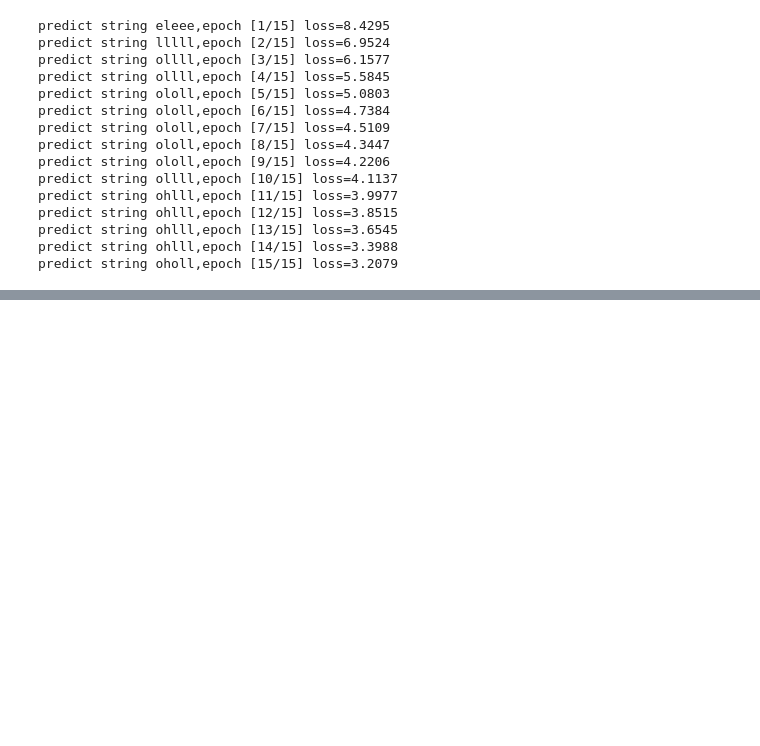
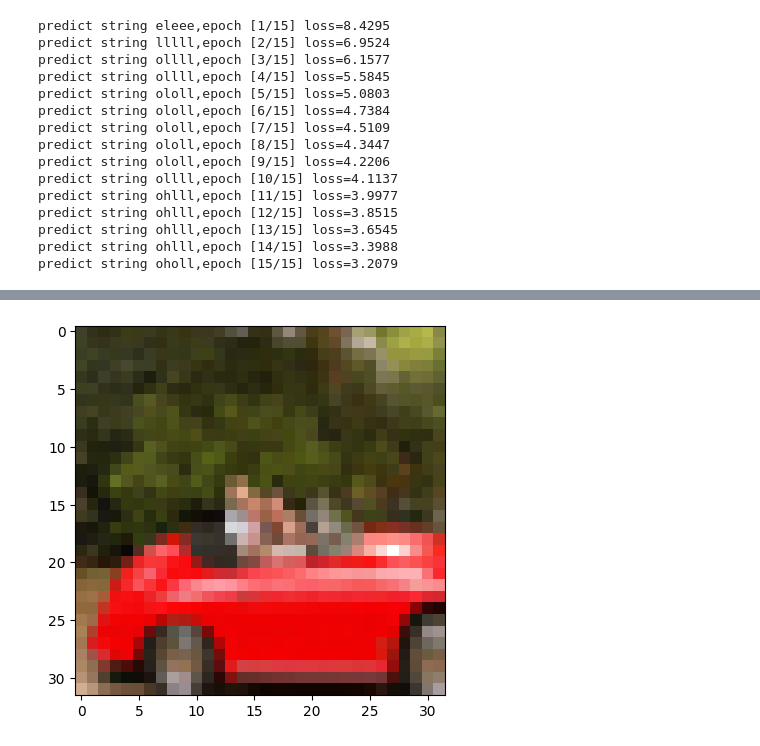
Before and after one commit to han-15/deepLearning, a Jupyter notebook: test.ipynb, the cells around one changed output, grey strips where cells are left out. Saved outputs shown, nothing was run; the diff lists cells and outputs as text; code cells hidden in the pictures; blank space fills up the shorter version.

```diff
--- a/test.ipynb
+++ b/test.ipynb
@@ -1210,0 +1264,5 @@ predict string oholl,epoch [15/15] loss=3.2079
+# %%
+plt.imshow(img)
+plt.show()
+# %% [output]
+[figure, added]
```
Also changed, not shown: parts of 33 cells of this notebook.
